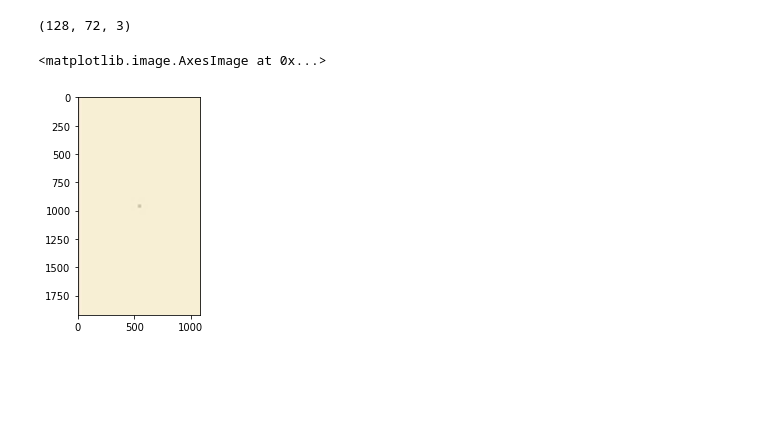
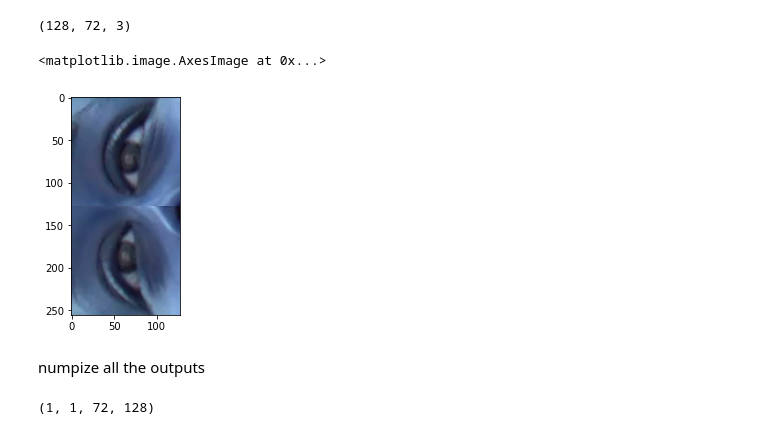
Before and after one commit to piotrostr/helping-the-parents, a Jupyter notebook: working_with_the_inputs.ipynb, the cells around one changed output. Drawn from its saved outputs; the diff is of its cells as text; code cells hidden in the pictures; blank space fills up the shorter version.

```diff
--- a/working_with_the_inputs.ipynb
+++ b/working_with_the_inputs.ipynb
@@ -94,5 +272,7 @@ one_hd = cv2.resize(one.astype(float), dsize=(1080, 1920))
-# %%
-plt.imshow(one_hd.astype(int))
-# %% [output]
-<matplotlib.image.AxesImage at 0x...>
-[figure, removed]
+# %%
+plt.imshow(all_eyes.squeeze().transpose(0, 2, 1, 3)[0])
+# %% [output]
+<matplotlib.image.AxesImage at 0x...>
+[figure, added]
+# %% [markdown]
+numpize all the outputs
@@ -98,0 +408,4 @@ plt.imshow(one_hd.astype(int))
+# %%
+outputs['final_heatmap'].shape
+# %% [output]
+(1, 1, 72, 128)
```
Also changed, not shown: parts of 46 cells of this notebook, 8 other files.
